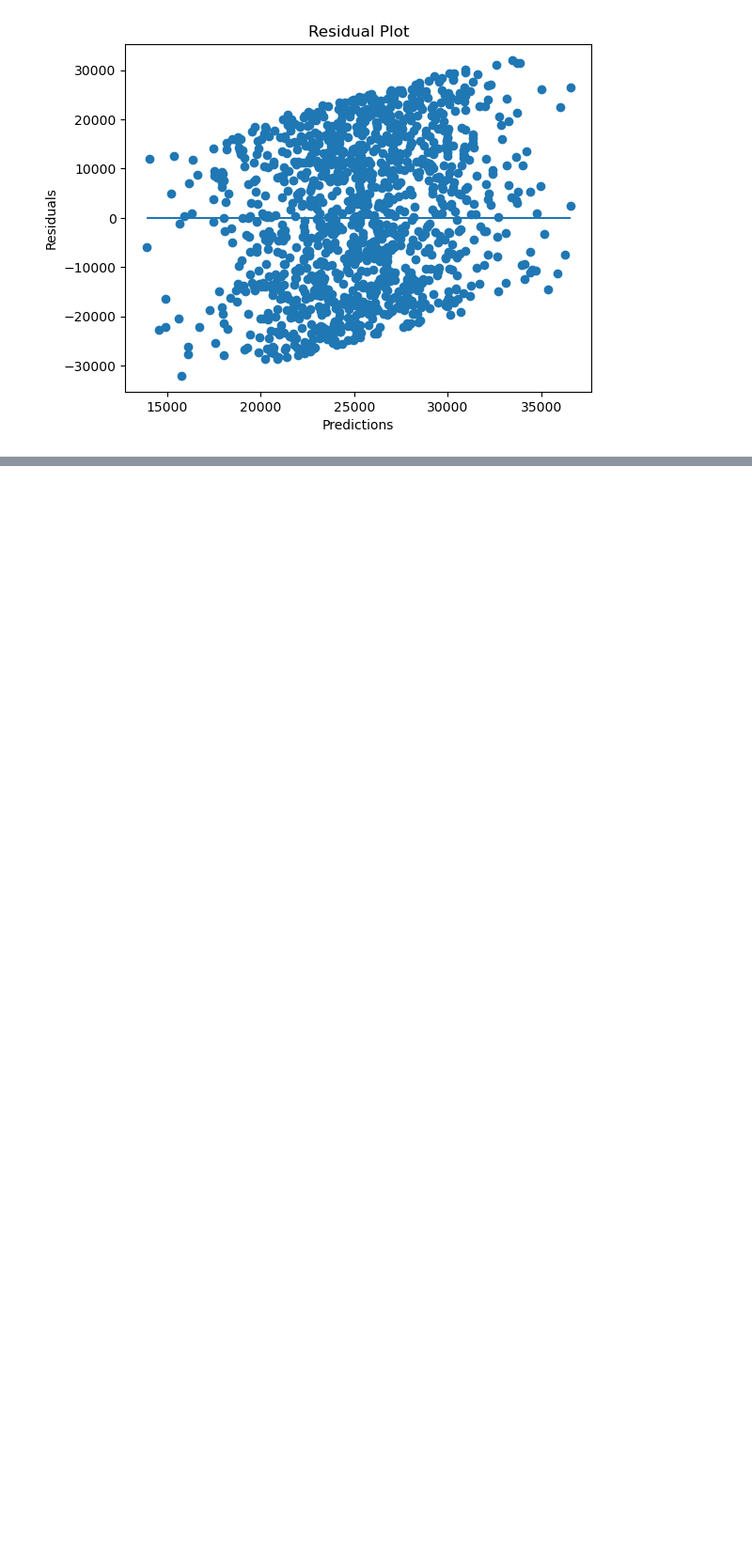
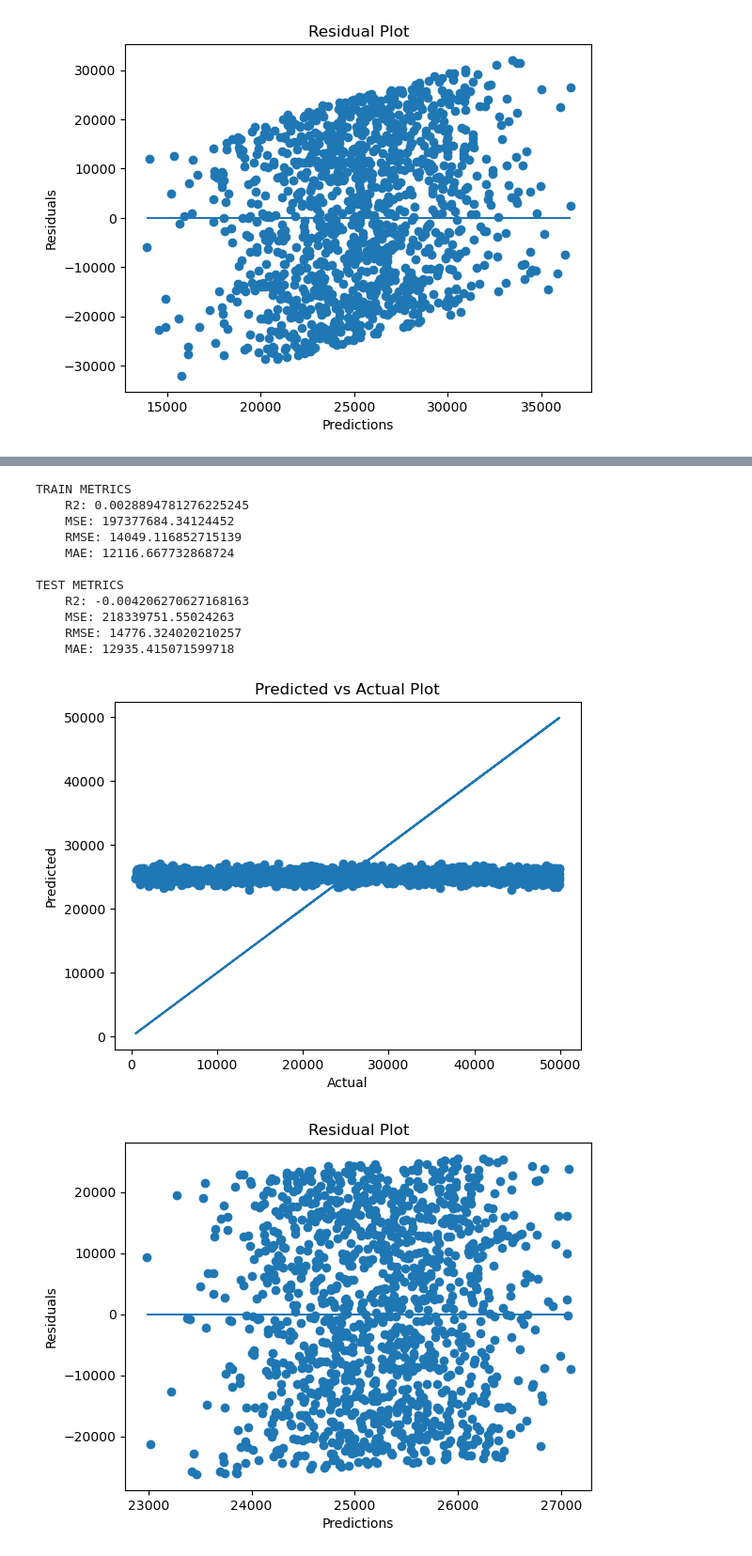
Before and after one commit to kerryoostdyk/Project4-Group1, a Jupyter notebook: Machine_Learning/project4_ML_supervised-regressor_EconomicLoss.ipynb, the cells around one changed output, grey strips where cells are left out. Shown: that part at 94% size. Drawn from its saved outputs; the diff is of its cells as text; code cells hidden in the pictures; blank space fills up the shorter version.

```diff
--- a/Machine_Learning/project4_ML_supervised-regressor_EconomicLoss.ipynb
+++ b/Machine_Learning/project4_ML_supervised-regressor_EconomicLoss.ipynb
@@ -342,0 +361,23 @@ fi.sort_values(by="Importance", ascending=False)
+# %%
+# Step 2: Init the Model
+lasso = Pipeline([
+    ('preprocessor', preprocessor),
+    ('regressor', Lasso(random_state=42))
+])
+
+# Do Machine Learning
+doRegression(lasso, X_train, X_test, y_train, y_test)
+# %% [output]
+TRAIN METRICS
+    R2: 0.0028894781276225245
+    MSE: 197377684.34124452
+    RMSE: 14049.116852715139
+    MAE: 12116.667732868724
+
+TEST METRICS
+    R2: -0.004206270627168163
+    MSE: 218339751.55024263
+    RMSE: 14776.324020210257
+    MAE: 12935.415071599718
+[figure, added]
+[figure, added]
```
Also changed, not shown: parts of 15 cells of this notebook, 16 other files.
